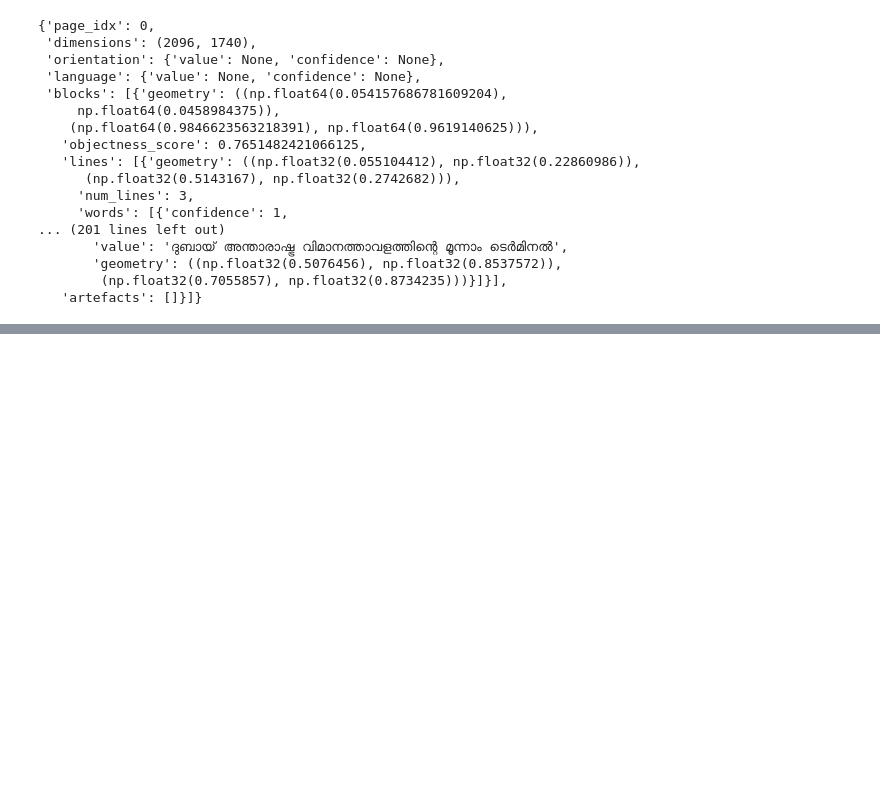
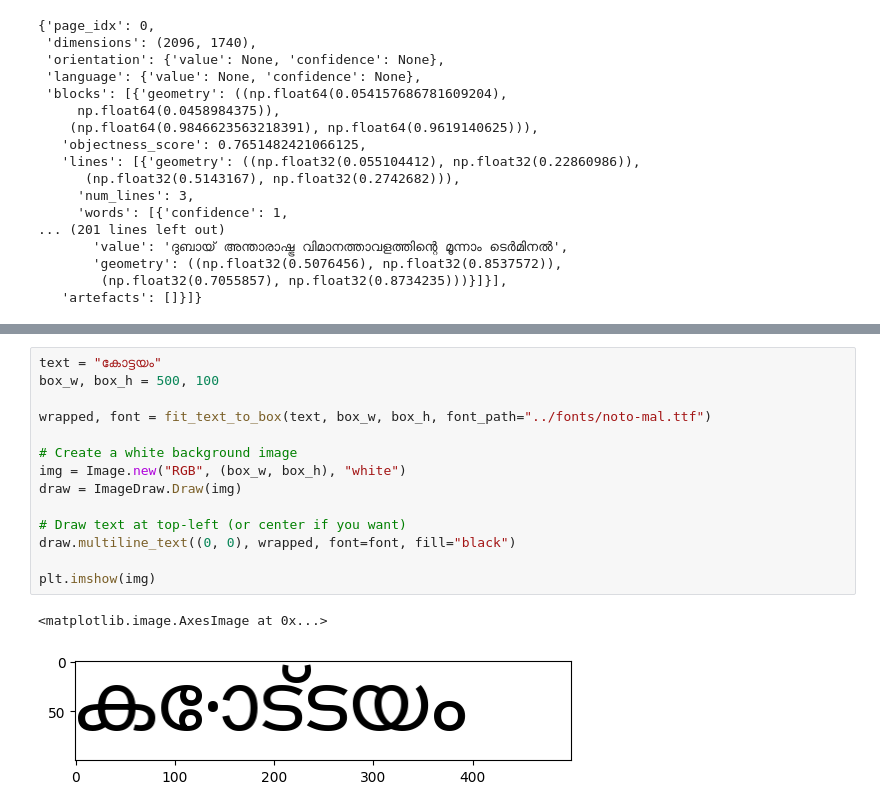
Before and after one commit to amaljoe/doctr-dit, a Jupyter notebook: notebooks/translation.ipynb, the cells around one changed output, grey strips where cells are left out. Drawn from its saved outputs; the diff is of its cells as text; blank space fills up the shorter version.

```diff
--- a/notebooks/translation.ipynb
+++ b/notebooks/translation.ipynb
@@ -859,0 +856,17 @@ plt.axis('off')
+# %%
+text = "കോട്ടയം"
+box_w, box_h = 500, 100
+
+wrapped, font = fit_text_to_box(text, box_w, box_h, font_path="../fonts/noto-mal.ttf")
+
+# Create a white background image
+img = Image.new("RGB", (box_w, box_h), "white")
+draw = ImageDraw.Draw(img)
+
+# Draw text at top-left (or center if you want)
+draw.multiline_text((0, 0), wrapped, font=font, fill="black")
+
+plt.imshow(img)
+# %% [output]
+<matplotlib.image.AxesImage at 0x...>
+[figure, added]
```
Also changed, not shown: parts of 2 cells of this notebook.
